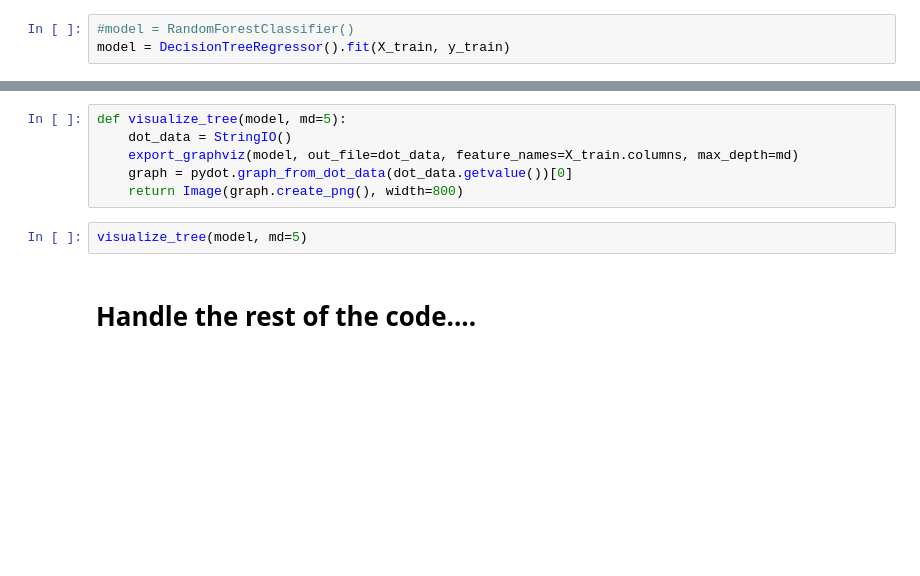
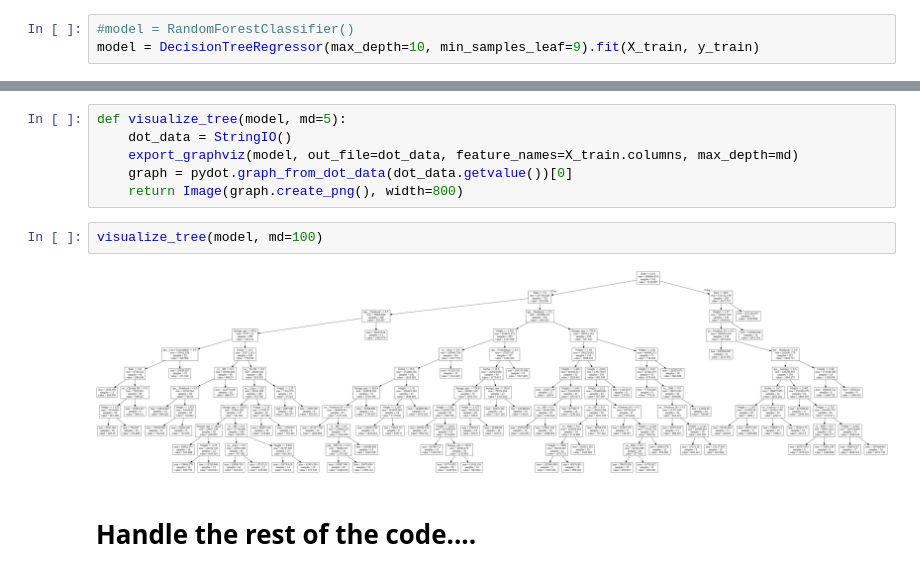
Before and after one commit to DanielKorenDataScience/RegressionProject, a Jupyter notebook: Regression Project.ipynb, the cells around one changed output, grey strips where cells are left out. Drawn from its saved outputs; the diff is of its cells as text; blank space fills up the shorter version.

```diff
--- a/Regression Project.ipynb
+++ b/Regression Project.ipynb
@@ -323,4 +327,4 @@ y = df_model['Price_euros']
 X_train, X_test, y_train, y_test = split(X, y, test_size=0.3, random_state=314159)
 # %%
 #model = RandomForestClassifier()
-model = DecisionTreeRegressor().fit(X_train, y_train)
+model = DecisionTreeRegressor(max_depth=10, min_samples_leaf=9).fit(X_train, y_train)
@@ -347,7 +381,9 @@ def visualize_tree(model, md=5):
     graph = pydot.graph_from_dot_data(dot_data.getvalue())[0]
     return Image(graph.create_png(), width=800)
 # %%
-visualize_tree(model, md=5)
+visualize_tree(model, md=100)
+# %% [output]
+[figure, added]
 # %% [markdown]
 # Handle the rest of the code....
 # %%
```
Also changed, not shown: parts of 15 cells of this notebook.
